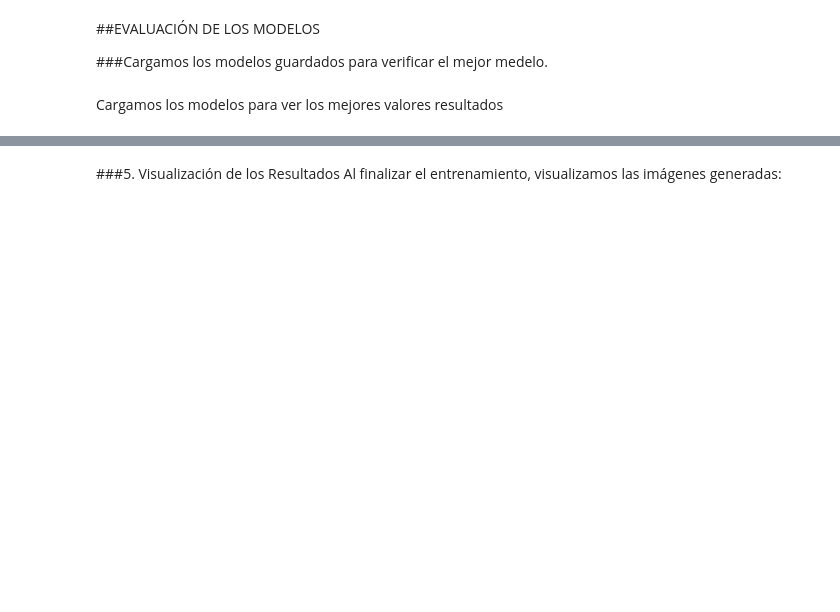
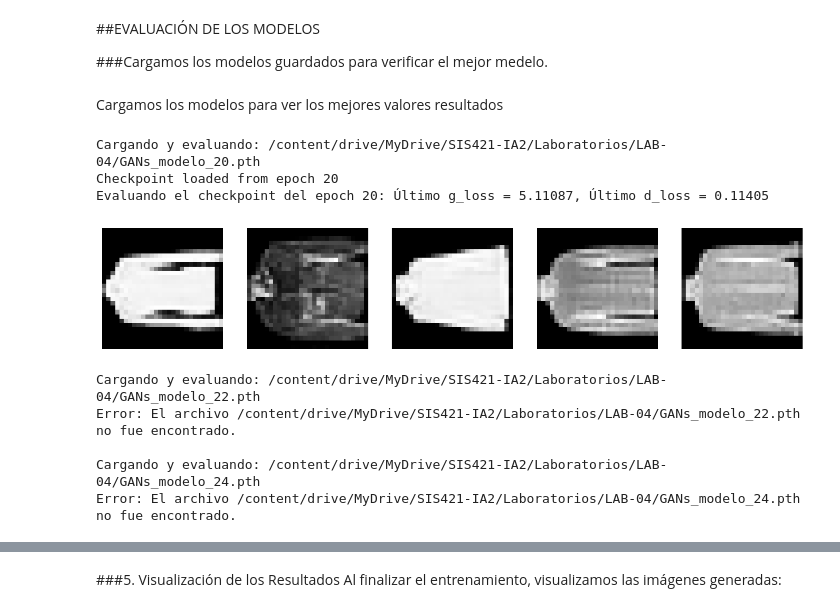
Before and after one commit to David-Code404/Inteligencia-Artificial-2, a Jupyter notebook: Laboratorios/Laboratorio4/Laboratorio04_GANs.ipynb, the cells around one changed output, grey strips where cells are left out. Drawn from its saved outputs; the diff is of its cells as text; code cells hidden in the pictures; blank space fills up the shorter version.

```diff
--- a/Laboratorios/Laboratorio4/Laboratorio04_GANs.ipynb
+++ b/Laboratorios/Laboratorio4/Laboratorio04_GANs.ipynb
@@ -407,0 +510,4 @@ def load_checkpoint(checkpoint_path, g, d, g_optimizer, d_optimizer):
+# %%
+# Ejecutar el entrenamiento desde el último checkpoint
+checkpoint_path = '/content/drive/MyDrive/SIS421-IA2/Laboratorios/LAB-04/GANs_modelo_25.pth'  # Cambia esto por tu último checkpoint guardado
+hist = fit(generator, discriminator, dataloader, crit=torch.nn.BCELoss(), resume_from_checkpoint=checkpoint_path)
@@ -601,11 +735,6 @@ def fit(g, d, dataloader, epochs=100, crit=None, checkpoint_dir='/content/drive/
             }, os.path.join(checkpoint_dir, f'GANs_modelo_{epoch}.pth'))
 
     return hist
-# %%
-# Ejecutar el entrenamiento desde el último checkpoint
-device = torch.device('cuda' if torch.cuda.is_available() else 'cpu')
-checkpoint_path = '/content/drive/MyDrive/SIS421-IA2/Laboratorios/LAB-04/GANs_modelo_40.pth'  # Cambia esto por tu último checkpoint guardado
-hist = fit(generator, discriminator, dataloader, crit=torch.nn.BCELoss(), resume_from_checkpoint=checkpoint_path)
 # %% [markdown]
 ##EVALUACIÓN DE LOS MODELOS
 
@@ -658,16 +776,63 @@ d_optimizer = optim.Adam(discriminator.parameters(), lr=3e-4, weight_decay=1e-4)
 # %% [markdown]
 Cargamos los modelos para ver los mejores valores resultados
-# %%
-models = [
-    '/content/drive/MyDrive/SIS421-IA2/Laboratorios/LAB-04/GANs_modelo_30.pth',
-    '/content/drive/MyDrive/SIS421-IA2/Laboratorios/LAB-04/GANs_modelo_35.pth',
-    '/content/drive/MyDrive/SIS421-IA2/Laboratorios/LAB-04/GANs_modelo_40.pth'
-]
-
-for model in models:
-    epoch, g_loss, d_loss = load_model(model, generator, discriminator, g_optimizer, d_optimizer)
-    print(f"Evaluando el checkpoint del epoch {epoch}: g_loss = {g_loss[-1]}, d_loss = {d_loss[-1]}")
-    generate_and_plot_images(generator, num_images=5)
+# %%
+import torch
+import torch.nn as nn
+import torch.optim as optim
+import os # Import the os module
+
+# Asegúrate de que las definiciones de las clases Generator y Discriminator (en tus celdas anteriores)
+# se hayan ejecutado ANTES de esta celda.
+# Por ejemplo:
+# class Generator(nn.Module):
+#     ... # Tu definición aquí
+# class Discriminator(nn.Module):
+#     ... # Tu definición aquí
+
+# Inicializar el generador y discriminador
+generator = Generator().to(device) # Asegúrate de enviarlos al dispositivo
+discriminator = Discriminator().to(device) # Asegúrate de enviarlos al dispositivo
+
+# Inicializar los optimizadores
+# Aunque fit los inicializa internamente, load_model espera optimizadores ya creados
+g_optimizer = optim.Adam(generator.parameters(), lr=3e-4)
+d_optimizer = optim.Adam(discriminator.parameters(), lr=3e-4)
+
+models = [
+    '/content/drive/MyDrive/SIS421-IA2/Laboratorios/LAB-04/GANs_modelo_20.pth',
+    '/content/drive/MyDrive/SIS421-IA2/Laboratorios/LAB-04/GANs_modelo_22.pth',
+    '/content/drive/MyDrive/SIS421-IA2/Laboratorios/LAB-04/GANs_modelo_24.pth'
+]
+
+# Asegúrate de que la función load_model (celda Wtz7GKT9U7J7)
+# y generate_and_plot_images (celda gWleQc0AVfMT)
+# se hayan ejecutado ANTES de este bucle.
+
+for model in models:
+    print(f"\nCargando y evaluando: {model}")
+    # Check if the model file exists before attempting to load
+    if os.path.exists(model):
+        # Asegúrate de que la función load_model esté definida y ejecutada
+        # La función load_model debe cargar el estado de los optimizadores también
+        epoch, g_loss_hist, d_loss_hist = load_model(model, generator, discriminator, g_optimizer, d_optimizer)
+
+        # Usamos las últimas pérdidas guardadas en el historial
+        print(f"Evaluando el checkpoint del epoch {epoch}: Último g_loss = {g_loss_hist[-1]:.5f}, Último d_loss = {d_loss_hist[-1]:.5f}")
+
+        # Asegúrate de que la función generate_and_plot_images esté definida y ejecutada
+        generate_and_plot_images(generator, num_images=5)
+    else:
+        print(f"Error: El archivo {model} no fue encontrado.")
+# %% [output]
+Cargando y evaluando: /content/drive/MyDrive/SIS421-IA2/Laboratorios/LAB-04/GANs_modelo_20.pth
+Checkpoint loaded from epoch 20
+Evaluando el checkpoint del epoch 20: Último g_loss = 5.11087, Último d_loss = 0.11405
+[figure, added]
+Cargando y evaluando: /content/drive/MyDrive/SIS421-IA2/Laboratorios/LAB-04/GANs_modelo_22.pth
+Error: El archivo /content/drive/MyDrive/SIS421-IA2/Laboratorios/LAB-04/GANs_modelo_22.pth no fue encontrado.
+
+Cargando y evaluando: /content/drive/MyDrive/SIS421-IA2/Laboratorios/LAB-04/GANs_modelo_24.pth
+Error: El archivo /content/drive/MyDrive/SIS421-IA2/Laboratorios/LAB-04/GANs_modelo_24.pth no fue encontrado.
 # %%
 g_loss_total = []
 d_loss_total = []
```
Also changed, not shown: parts of 20 cells of this notebook, 2 other files.
